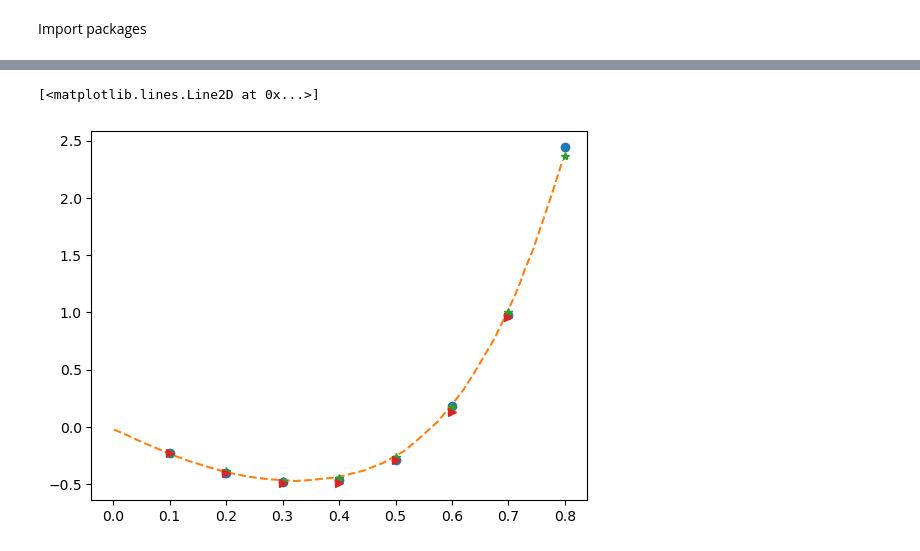
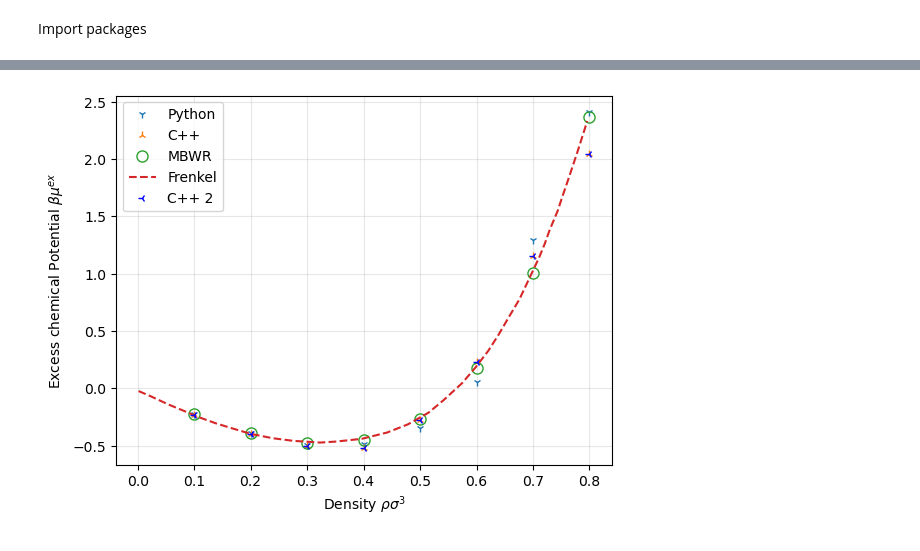
Before and after one commit to qiaochongzhi/MC_for_beginner, a Jupyter notebook: MC_NVT.ipynb, the cells around one changed output, grey strips where cells are left out. Cells and saved outputs as stored; diff of their text form; code cells hidden in the pictures.

```diff
--- a/MC_NVT.ipynb
+++ b/MC_NVT.ipynb
@@ -385,3 +260,7 @@ testChemPex = np.array( testChemPex )
+# %%
+testChemPex = np.loadtxt("chemPex.dat", skiprows=1)
+
+# data from Frenkel's book
 # %%
 import MBWR_EOS
 
@@ -403,23 +288,17 @@ def uTail ( rho, rCut ):
     tail = (8./3.) * np.pi * rho * ( (1./3.) * (1./rCut)**9 - (1./rCut)**3 )
     return tail
 
-tCPex = [ np.mean( np.array( i[2000:] ) ) for i in potT2 ]
-tCPex = - np.log( tCPex )
+tCPex_PY = [ np.mean( np.array( i[2000:] ) ) for i in cp_py ]
+tCPex_PY = - np.log( tCPex_PY )
 
-xx2 = np.arange( 0.1, 1, 0.1 )
+tCPex_CPP = [ np.mean( np.array( i ) ) for i in cp_cpp ]
+tCPex_CPP = - np.log( tCPex_CPP )
+
+xx2 = np.arange( 0.1, 0.9, 0.1 )
 uts = []
 for i in xx2:
     ut = uTail ( i, 2.5 )
     uts.append(ut)
 
-tCPex = tCPex + np.array( uts )
+tCPex_PY  = tCPex_PY  + (1./2.) * 2.0 * np.array( uts ) # unit: 1
+tCPex_CPP = tCPex_CPP + (1./2.) * 2.0 * np.array( uts ) # unit: 1
-# %%
-xx2 = np.arange(0.1, 1, 0.1)
-plt.plot( xx2[:-1], tCPex[:-1], 'o' )
-plt.plot( testChemPex[:,0], testChemPex[:,1]/2., "--")
-plt.plot( xx2[:-1], CP[:-1,0,0], '*' )
-
-plt.plot( xx, yy + 2*np.array(uts[:7]), ">" )
-# %% [output]
-[<matplotlib.lines.Line2D at 0x...>]
-[figure, removed]
@@ -480,0 +305,17 @@ g_data = np.array([
+# %%
+xx2 = np.arange(0.1, 0.9, 0.1)
+plt.plot( xx2, tCPex_PY,  marker='1', linestyle="", label="Python" )
+plt.plot( xx2, tCPex_CPP, marker='2', linestyle="", label="C++" )
+plt.plot( xx2, CP, 'o', markerfacecolor='none', markersize=8, linestyle="" , markeredgewidth=1, label="MBWR" )
+plt.plot( testChemPex[:,0], testChemPex[:,1]/2., "--", label="Frenkel") # 2 is the temperature
+plt.xlabel("Density " + r"$\rho \sigma^3$")
+plt.ylabel("Excess chemical Potential " + r"$\beta\mu^{ex}$")
+
+#plt.plot( xx, yy + 2*np.array(uts[:7]), "*", linestyle="", label="CMC" ) # data from other program
+plt.plot( xx2, chemP_cpp, marker="3", color="b", linestyle="", label="C++ 2" )
+
+plt.grid(alpha = 0.3)
+plt.legend()
+plt.show()
+# %% [output]
+[figure, added]
```
Also changed, not shown: parts of 27 cells of this notebook, 4 other files.
